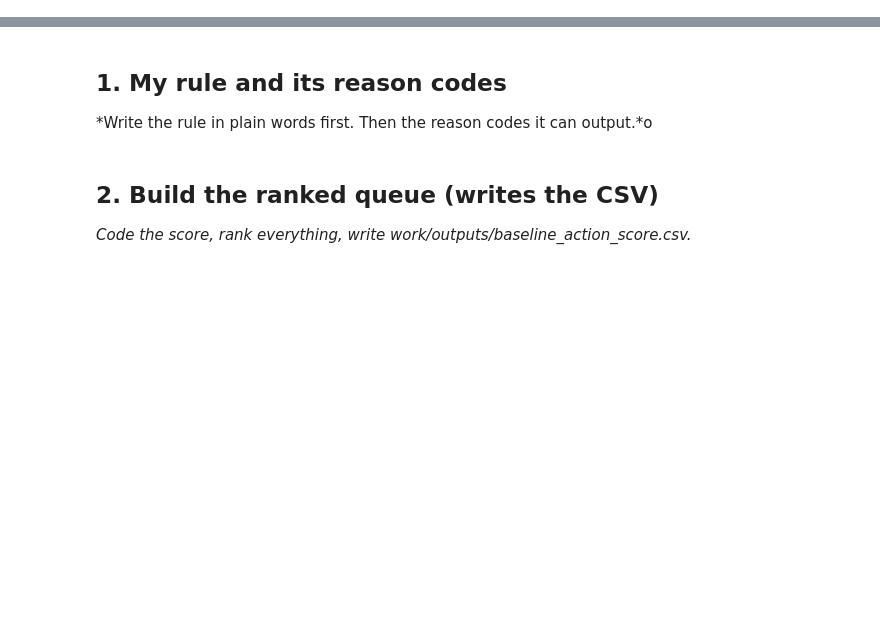
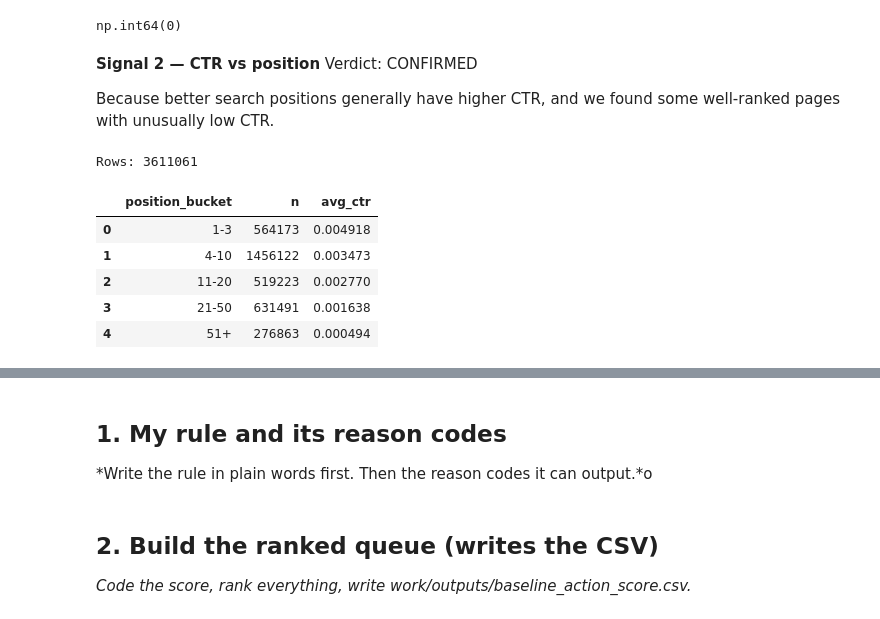
Before and after one commit to yousefwerida28/Flyrank-ML-intern, a Jupyter notebook: work/notebooks/w04_baseline_score.ipynb, the cells around one changed output, grey strips where cells are left out. Drawn from its saved outputs; the diff is of its cells as text; code cells hidden in the pictures; blank space fills up the shorter version.

```diff
--- a/work/notebooks/w04_baseline_score.ipynb
+++ b/work/notebooks/w04_baseline_score.ipynb
@@ -8,0 +116,36 @@ This skeleton is yours to fill. Work the sections **in order** — each one has
+# %%
+staleness_df["days_since_last_update"].isna().sum()
+# %% [output]
+np.int64(0)
+# %% [markdown]
+**Signal 2 — CTR vs position**
+Verdict: CONFIRMED
+
+Because better search positions generally have higher CTR, and we found some well-ranked pages with unusually low CTR.
+# %%
+ctr_df = con.sql("""
+    SELECT
+        report_date,
+        client_hash_id,
+        content_hash_id,
+        gsc_impressions,
+        gsc_clicks,
+        gsc_avg_position,
+
+        CASE
+            WHEN gsc_impressions > 0
+            THEN gsc_clicks * 1.0 / gsc_impressions
+            ELSE NULL
+        END AS ctr
+
+    FROM read_parquet(
+        'hf://datasets/FlyRank/internship-warehouse/fact_content_daily_performance/**/*.parquet'
+    )
+    WHERE month = '2026-03'
+      AND gsc_data_available IS TRUE
+      AND gsc_impressions > 0
+""").df()
+
+print("Rows:", len(ctr_df))
+# %% [output]
+Rows: 3611061
@@ -8,0 +158,19 @@ This skeleton is yours to fill. Work the sections **in order** — each one has
+# %%
+ctr_position_table = (
+    ctr_df
+    .groupby("position_bucket", observed=False)
+    .agg(
+        n=("content_hash_id", "size"),
+        avg_ctr=("ctr", "mean")
+    )
+    .reset_index()
+)
+
+ctr_position_table
+# %% [output]
+|  | position_bucket | n | avg_ctr |
+| 0 | 1-3 | 564173 | 0.004918 |
+| 1 | 4-10 | 1456122 | 0.003473 |
+| 2 | 11-20 | 519223 | 0.002770 |
+| 3 | 21-50 | 631491 | 0.001638 |
+| 4 | 51+ | 276863 | 0.000494 |
```
Also changed, not shown: parts of 9 cells of this notebook.
